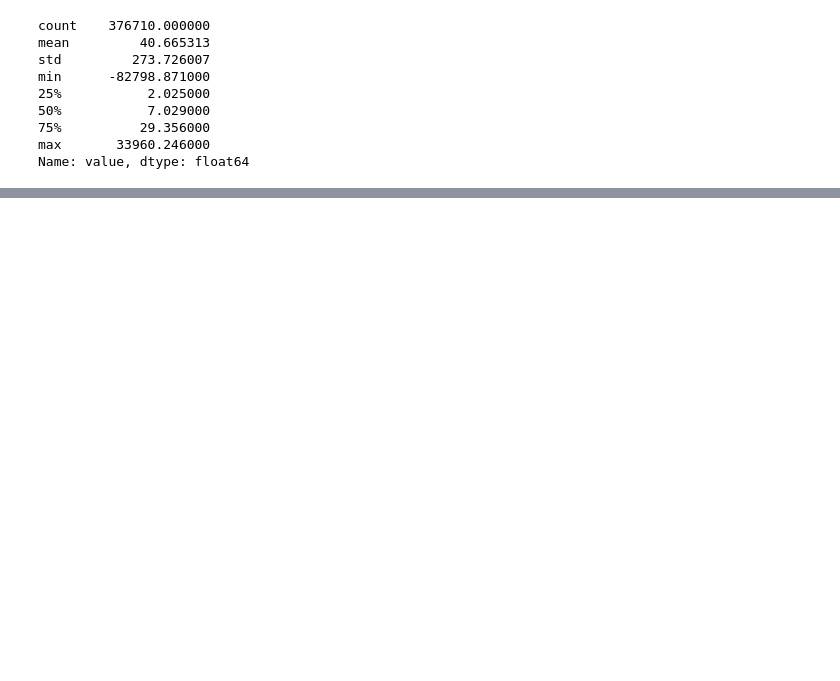
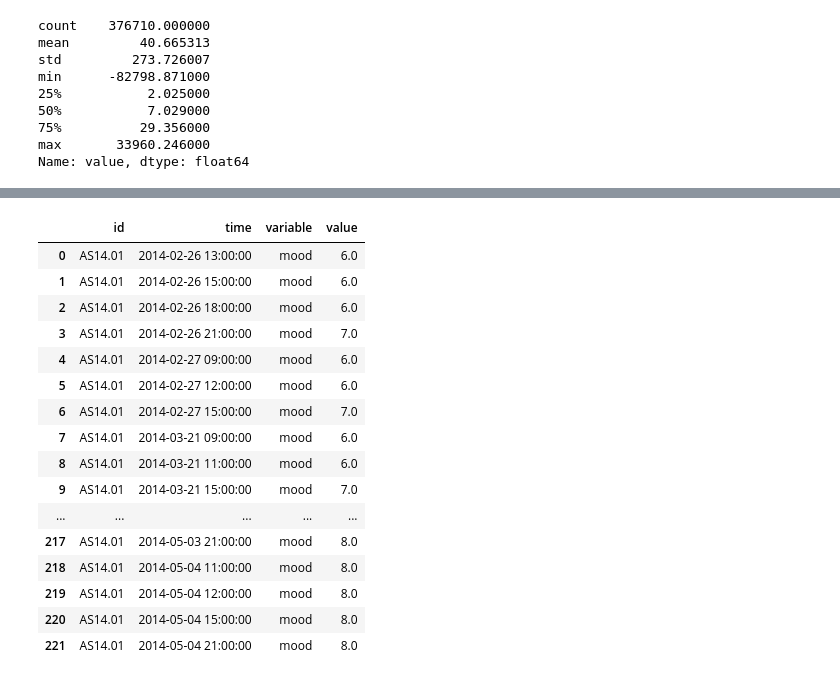
Before and after one commit to rapsac2010/learning-to-rank-expedia-vu, a Jupyter notebook: src/test.ipynb, the cells around one changed output, grey strips where cells are left out. Cells and saved outputs as stored; diff of their text form; code cells hidden in the pictures; blank space fills up the shorter version.

```diff
--- a/src/test.ipynb
+++ b/src/test.ipynb
@@ -172,0 +291,23 @@ p-value: 4.562622541426819e-49
+# %%
+# Get call observations for one person
+df_person = df[df['id'] == 'AS14.01']
+df_calls = df_person[df_person['variable'] == 'mood']
+df_calls
+# %% [output]
+|  | id | time | variable | value |
+| 0 | AS14.01 | 2014-02-26 13:00:00 | mood | 6.0 |
+| 1 | AS14.01 | 2014-02-26 15:00:00 | mood | 6.0 |
+| 2 | AS14.01 | 2014-02-26 18:00:00 | mood | 6.0 |
+| 3 | AS14.01 | 2014-02-26 21:00:00 | mood | 7.0 |
+| 4 | AS14.01 | 2014-02-27 09:00:00 | mood | 6.0 |
+| 5 | AS14.01 | 2014-02-27 12:00:00 | mood | 6.0 |
+| 6 | AS14.01 | 2014-02-27 15:00:00 | mood | 7.0 |
+| 7 | AS14.01 | 2014-03-21 09:00:00 | mood | 6.0 |
+| 8 | AS14.01 | 2014-03-21 11:00:00 | mood | 6.0 |
+| 9 | AS14.01 | 2014-03-21 15:00:00 | mood | 7.0 |
+| ... | ... | ... | ... | ... |
+| 217 | AS14.01 | 2014-05-03 21:00:00 | mood | 8.0 |
+| 218 | AS14.01 | 2014-05-04 11:00:00 | mood | 8.0 |
+| 219 | AS14.01 | 2014-05-04 12:00:00 | mood | 8.0 |
+| 220 | AS14.01 | 2014-05-04 15:00:00 | mood | 8.0 |
+| 221 | AS14.01 | 2014-05-04 21:00:00 | mood | 8.0 |
```
Also changed, not shown: parts of 8 cells of this notebook, 1 other file.
